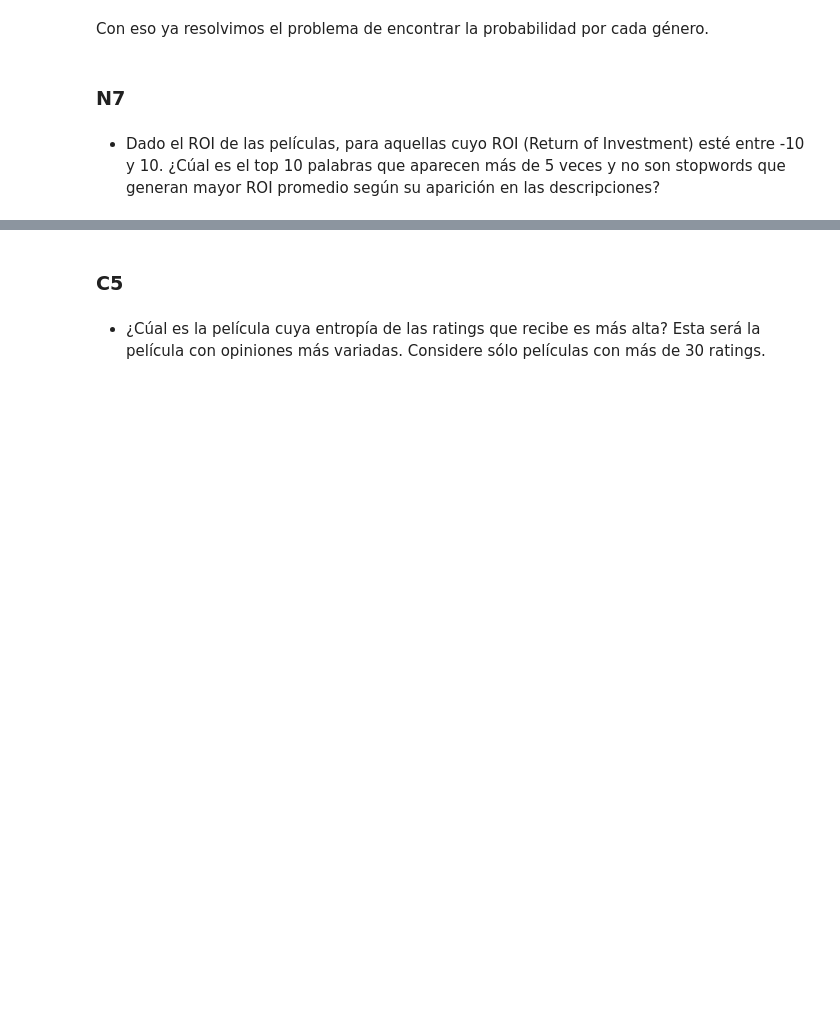
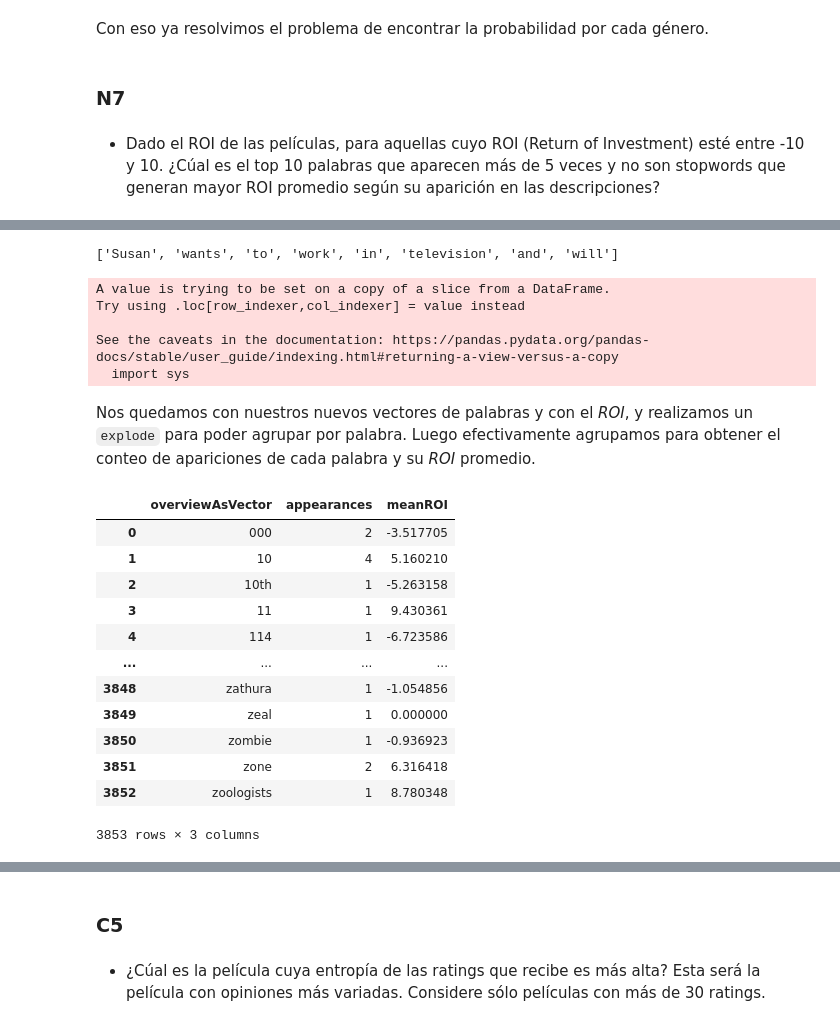
Before and after one commit to Nacho2904/orga_de_datos, a Jupyter notebook: tp_1.ipynb, the cells around one changed output, grey strips where cells are left out. Drawn from its saved outputs; the diff is of its cells as text; code cells hidden in the pictures; blank space fills up the shorter version.

````diff
--- a/tp_1.ipynb
+++ b/tp_1.ipynb
@@ -573,0 +663,4 @@ Con eso ya resolvimos el problema de encontrar la probabilidad por cada género.
+# %%
+df_movies_roi_filtered = df_movies_filtered[(df_movies_filtered["ROI"] > -10) & (df_movies_filtered["ROI"] < 10)]
+df_descriptions_roi_filtered = df_movies_roi_filtered[["overview", "ROI"]]
+df_descriptions_roi_filtered
@@ -573,0 +686,4 @@ Con eso ya resolvimos el problema de encontrar la probabilidad por cada género.
+# %%
+nltk.download('stopwords')
+stopwords = nltk.corpus.stopwords.words('english')
+tokenize = nltk.tokenize.WordPunctTokenizer().tokenize
@@ -573,0 +693,41 @@ Con eso ya resolvimos el problema de encontrar la probabilidad por cada género.
+# %%
+tokenize("Susan wants to work in television and will")
+# %% [output]
+['Susan', 'wants', 'to', 'work', 'in', 'television', 'and', 'will']
+# %%
+annoying_characters = [")", "(", ".", ",", "!", "?", "-", "_"]
+contains_annoying_char = lambda token: any([character in token for character in annoying_characters])
+low_case_tokenize = lambda text: [token.lower() for token in tokenize(text)]
+tokenize_removing_stopwords = lambda text: [token for token in low_case_tokenize(text) if token not in stopwords]
+tokenize_removing_bad_tokens = lambda text: [token for token in tokenize_removing_stopwords(text)\
+                                             if not contains_annoying_char(token) and len(token) > 1]
+df_descriptions_roi_filtered["overviewAsVector"] = df_descriptions_roi_filtered["overview"].map(tokenize_removing_bad_tokens)
+# %% [output]
+A value is trying to be set on a copy of a slice from a DataFrame.
+Try using .loc[row_indexer,col_indexer] = value instead
+
+See the caveats in the documentation: https://pandas.pydata.org/pandas-docs/stable/user_guide/indexing.html#returning-a-view-versus-a-copy
+  import sys
+# %% [markdown]
+Nos quedamos con nuestros nuevos vectores de palabras y con el *ROI*, y realizamos un ```explode``` para poder agrupar por palabra. Luego efectivamente agrupamos para obtener el conteo de apariciones de cada palabra y su *ROI* promedio.
+# %%
+df_descriptions_as_vectors = df_descriptions_roi_filtered[["overviewAsVector", "ROI"]]
+df_words_and_roi = df_descriptions_as_vectors.explode("overviewAsVector")
+df_words_and_roi_grouped = df_words_and_roi.groupby("overviewAsVector").agg(appearances=("overviewAsVector", "count"),
+                                                                            meanROI = ("ROI", "mean")).reset_index()
+# %%
+df_words_and_roi_grouped
+# %% [output]
+|  | overviewAsVector | appearances | meanROI |
+| 0 | 000 | 2 | -3.517705 |
+| 1 | 10 | 4 | 5.160210 |
+| 2 | 10th | 1 | -5.263158 |
+| 3 | 11 | 1 | 9.430361 |
+| 4 | 114 | 1 | -6.723586 |
+| ... | ... | ... | ... |
+| 3848 | zathura | 1 | -1.054856 |
+| 3849 | zeal | 1 | 0.000000 |
+| 3850 | zombie | 1 | -0.936923 |
+| 3851 | zone | 2 | 6.316418 |
+| 3852 | zoologists | 1 | 8.780348 |
+3853 rows × 3 columns
````
Also changed, not shown: parts of 19 cells of this notebook.
